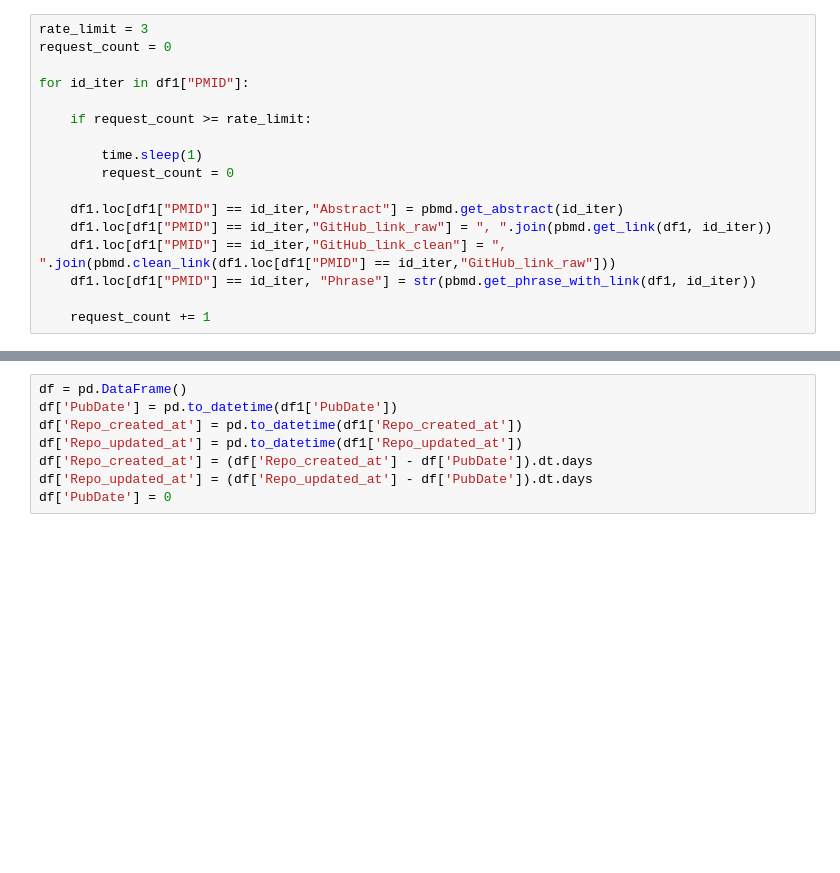
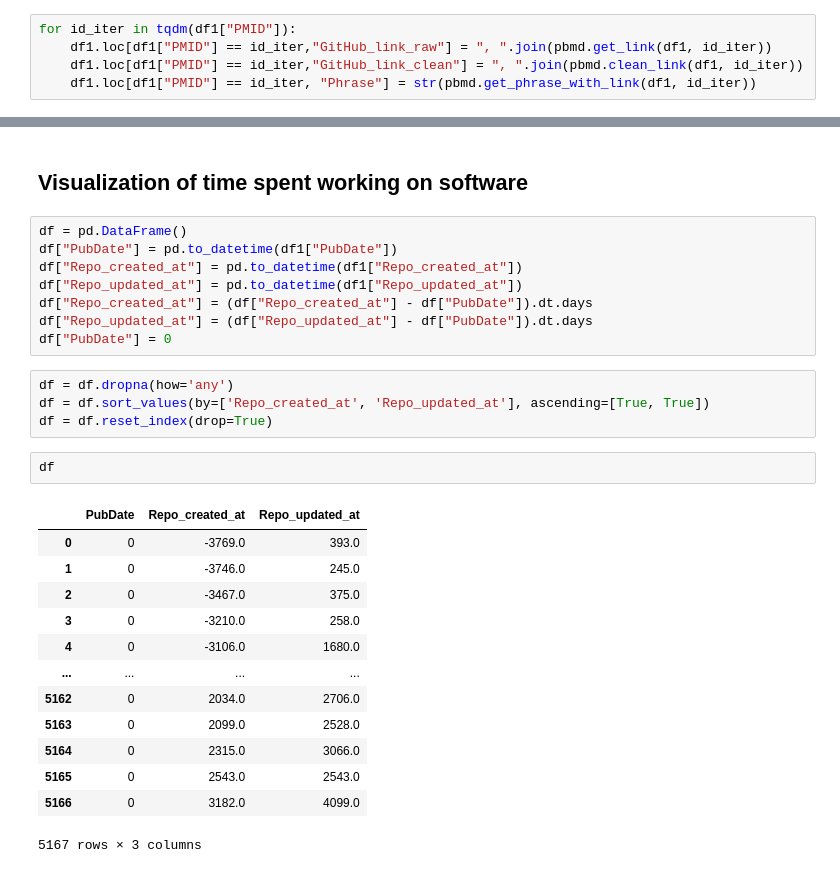
Before and after one commit to zhukovanadezhda/bioinformatics-software, a Jupyter notebook: pubmed_api.ipynb, the cells around one changed output, grey strips where cells are left out. Saved outputs shown, nothing was run; the diff lists cells and outputs as text; blank space fills up the shorter version.

```diff
--- a/pubmed_api.ipynb
+++ b/pubmed_api.ipynb
@@ -48,17 +132,5 @@ df1 = df1.drop(["paperId", "result", "metadata"], axis=1)
 # %%
-rate_limit = 3
-request_count = 0
-
-for id_iter in df1["PMID"]:
-
-    if request_count >= rate_limit:
-
-        time.sleep(1)
-        request_count = 0
-
-    df1.loc[df1["PMID"] == id_iter,"Abstract"] = pbmd.get_abstract(id_iter)
+for id_iter in tqdm(df1["PMID"]):
     df1.loc[df1["PMID"] == id_iter,"GitHub_link_raw"] = ", ".join(pbmd.get_link(df1, id_iter))
-    df1.loc[df1["PMID"] == id_iter,"GitHub_link_clean"] = ", ".join(pbmd.clean_link(df1.loc[df1["PMID"] == id_iter,"GitHub_link_raw"]))
+    df1.loc[df1["PMID"] == id_iter,"GitHub_link_clean"] = ", ".join(pbmd.clean_link(df1, id_iter))
     df1.loc[df1["PMID"] == id_iter, "Phrase"] = str(pbmd.get_phrase_with_link(df1, id_iter))
-
-    request_count += 1
@@ -110,8 +186,30 @@ df1[["PMID", "PubDate", "Repo_created_at", "Repo_updated_at", "DOI", "GitHub_lin
+# %% [markdown]
+## Visualization of time spent working on software
 # %%
 df = pd.DataFrame()
-df['PubDate'] = pd.to_datetime(df1['PubDate'])
-df['Repo_created_at'] = pd.to_datetime(df1['Repo_created_at'])
-df['Repo_updated_at'] = pd.to_datetime(df1['Repo_updated_at'])
-df['Repo_created_at'] = (df['Repo_created_at'] - df['PubDate']).dt.days
-df['Repo_updated_at'] = (df['Repo_updated_at'] - df['PubDate']).dt.days
-df['PubDate'] = 0
+df["PubDate"] = pd.to_datetime(df1["PubDate"])
+df["Repo_created_at"] = pd.to_datetime(df1["Repo_created_at"])
+df["Repo_updated_at"] = pd.to_datetime(df1["Repo_updated_at"])
+df["Repo_created_at"] = (df["Repo_created_at"] - df["PubDate"]).dt.days
+df["Repo_updated_at"] = (df["Repo_updated_at"] - df["PubDate"]).dt.days
+df["PubDate"] = 0
+# %%
+df = df.dropna(how='any')
+df = df.sort_values(by=['Repo_created_at', 'Repo_updated_at'], ascending=[True, True])
+df = df.reset_index(drop=True)
+# %%
+df
+# %% [output]
+|  | PubDate | Repo_created_at | Repo_updated_at |
+| 0 | 0 | -3769.0 | 393.0 |
+| 1 | 0 | -3746.0 | 245.0 |
+| 2 | 0 | -3467.0 | 375.0 |
+| 3 | 0 | -3210.0 | 258.0 |
+| 4 | 0 | -3106.0 | 1680.0 |
+| ... | ... | ... | ... |
+| 5162 | 0 | 2034.0 | 2706.0 |
+| 5163 | 0 | 2099.0 | 2528.0 |
+| 5164 | 0 | 2315.0 | 3066.0 |
+| 5165 | 0 | 2543.0 | 2543.0 |
+| 5166 | 0 | 3182.0 | 4099.0 |
+5167 rows × 3 columns
```
Also changed, not shown: parts of 27 cells of this notebook, 11 other files.
